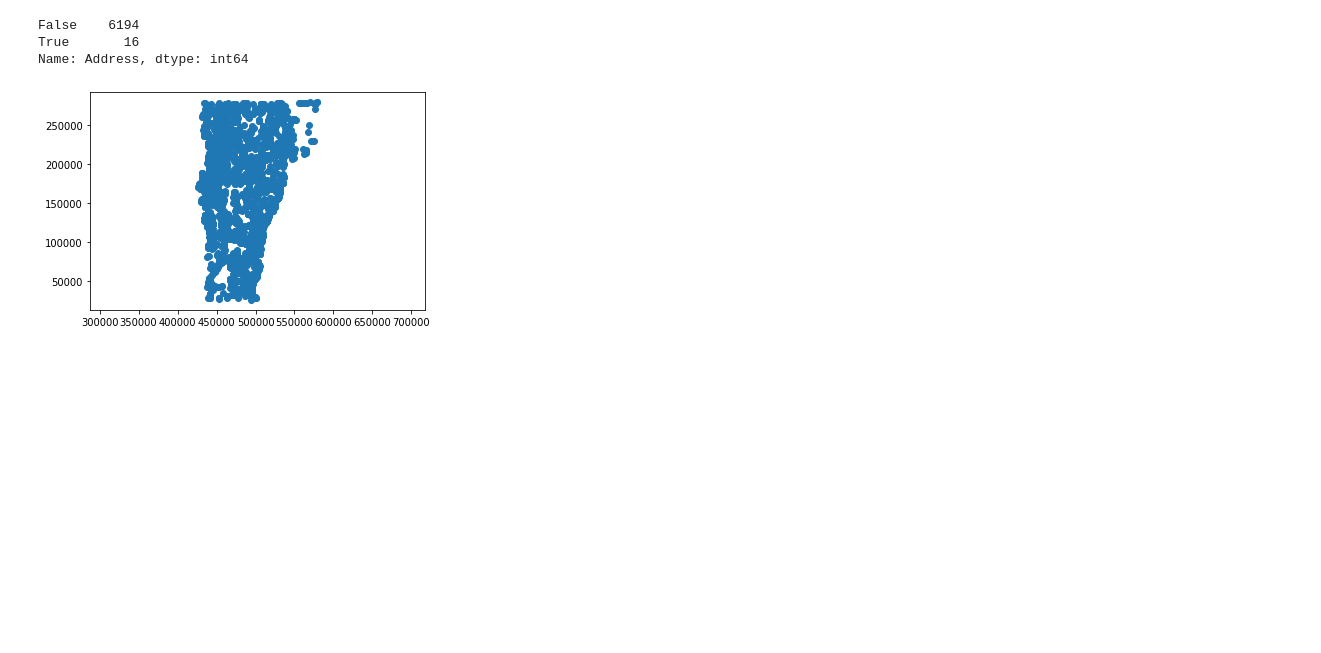
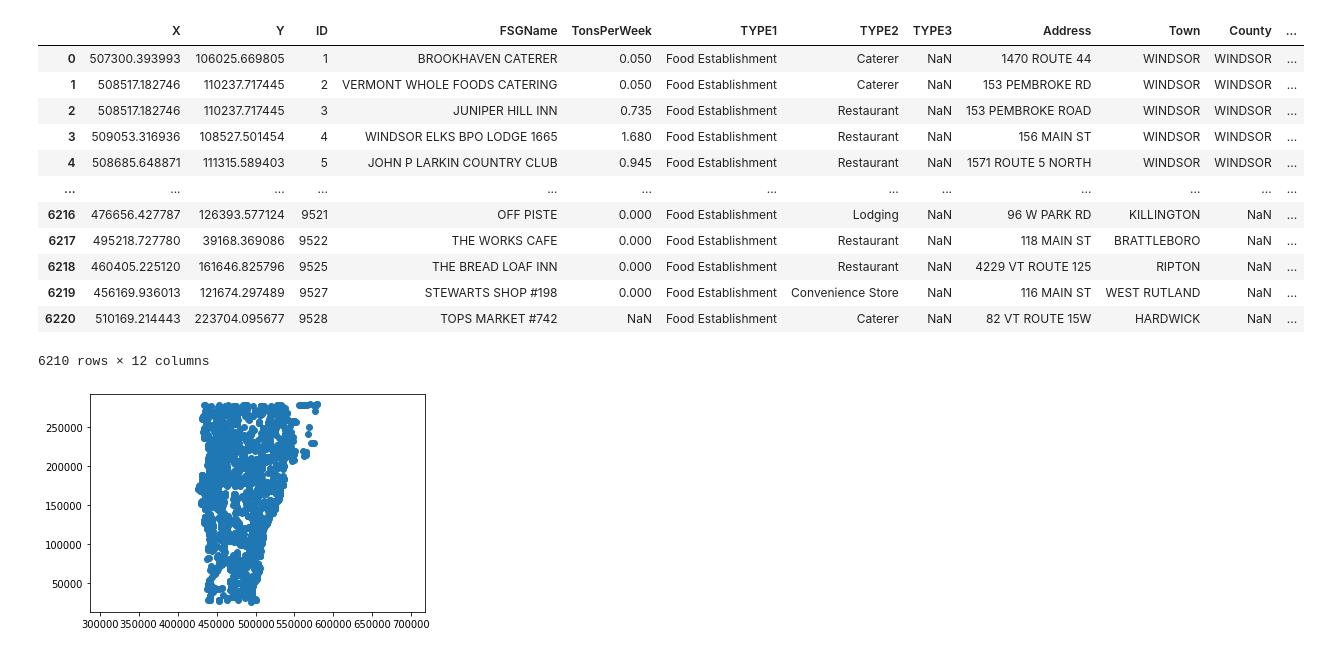
Before and after one commit to nick-knudsen/pocs-project, a Jupyter notebook: food_sources.ipynb, the cells around one changed output. Cells and saved outputs as stored; diff of their text form; code cells hidden in the pictures; blank space fills up the shorter version.

```diff
--- a/food_sources.ipynb
+++ b/food_sources.ipynb
@@ -5,11 +6,20 @@ import matplotlib.pyplot as plt
 # %%
 df = pd.read_csv("Food_Scrap_Generators.csv")
 df.drop(columns=['Phone','Website','Facebook','Active'], inplace=True)
 df.drop([5905,6034], inplace=True)
 df.dropna(subset=['X','Y'], inplace=True)
+df.reset_index(drop=True, inplace=True)
+# %% [output]
+|  | X | Y | ID | FSGName | TonsPerWeek | TYPE1 | TYPE2 | TYPE3 | Address | Town | County | ... |
+| 0 | 507300.393993 | 106025.669805 | 1 | BROOKHAVEN CATERER | 0.050 | Food Establishment | Caterer | NaN | 1470 ROUTE 44 | WINDSOR | WINDSOR | ... |
+| 1 | 508517.182746 | 110237.717445 | 2 | VERMONT WHOLE FOODS CATERING | 0.050 | Food Establishment | Caterer | NaN | 153 PEMBROKE RD | WINDSOR | WINDSOR | ... |
+| 2 | 508517.182746 | 110237.717445 | 3 | JUNIPER HILL INN | 0.735 | Food Establishment | Restaurant | NaN | 153 PEMBROKE ROAD | WINDSOR | WINDSOR | ... |
+| 3 | 509053.316936 | 108527.501454 | 4 | WINDSOR ELKS BPO LODGE 1665 | 1.680 | Food Establishment | Restaurant | NaN | 156 MAIN ST | WINDSOR | WINDSOR | ... |
+| 4 | 508685.648871 | 111315.589403 | 5 | JOHN P LARKIN COUNTRY CLUB | 0.945 | Food Establishment | Restaurant | NaN | 1571 ROUTE 5 NORTH | WINDSOR | WINDSOR | ... |
+| ... | ... | ... | ... | ... | ... | ... | ... | ... | ... | ... | ... | ... |
+| 6216 | 476656.427787 | 126393.577124 | 9521 | OFF PISTE | 0.000 | Food Establishment | Lodging | NaN | 96 W PARK RD | KILLINGTON | NaN | ... |
+| 6217 | 495218.727780 | 39168.369086 | 9522 | THE WORKS CAFE | 0.000 | Food Establishment | Restaurant | NaN | 118 MAIN ST | BRATTLEBORO | NaN | ... |
+| 6218 | 460405.225120 | 161646.825796 | 9525 | THE BREAD LOAF INN | 0.000 | Food Establishment | Restaurant | NaN | 4229 VT ROUTE 125 | RIPTON | NaN | ... |
+| 6219 | 456169.936013 | 121674.297489 | 9527 | STEWARTS SHOP #198 | 0.000 | Food Establishment | Convenience Store | NaN | 116 MAIN ST | WEST RUTLAND | NaN | ... |
+| 6220 | 510169.214443 | 223704.095677 | 9528 | TOPS MARKET #742 | NaN | Food Establishment | Caterer | NaN | 82 VT ROUTE 15W | HARDWICK | NaN | ... |
+6210 rows × 12 columns
-# %%
-df['Address'].isna().value_counts()
-# %% [output]
-False    6194
-True       16
-Name: Address, dtype: int64
```
Also changed, not shown: parts of 5 cells of this notebook, 3 other files.
